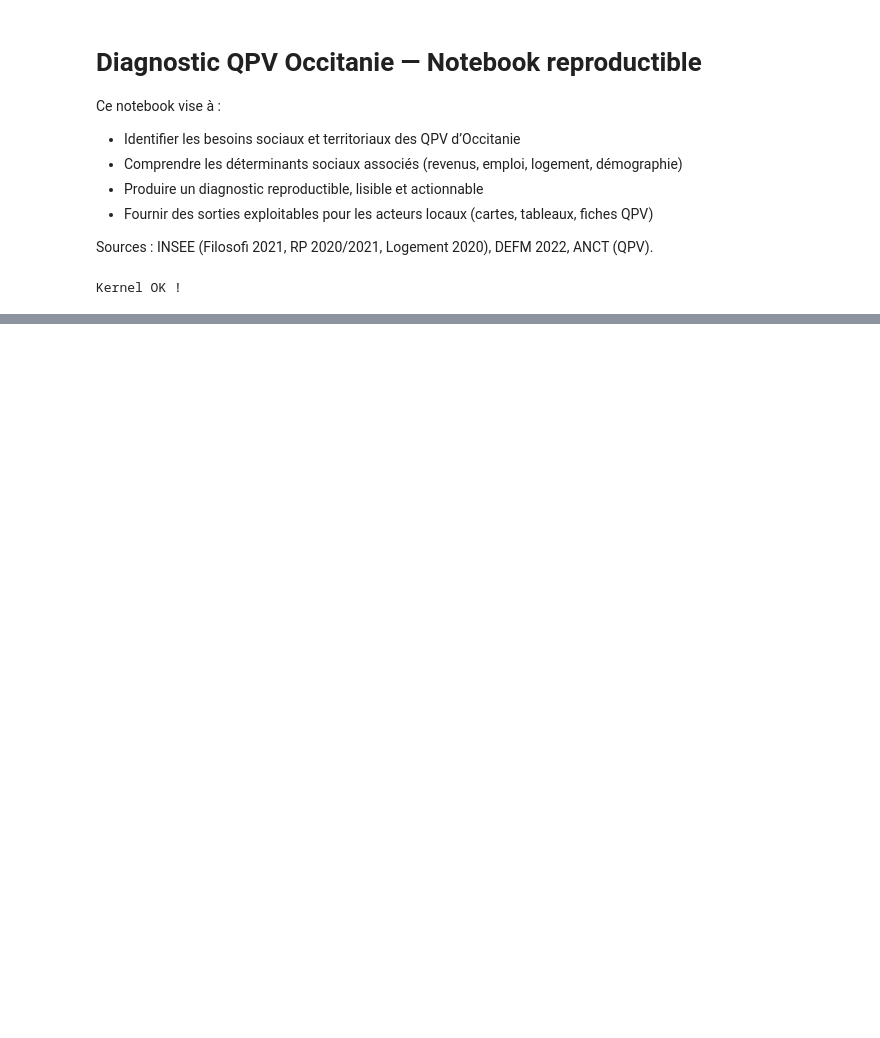
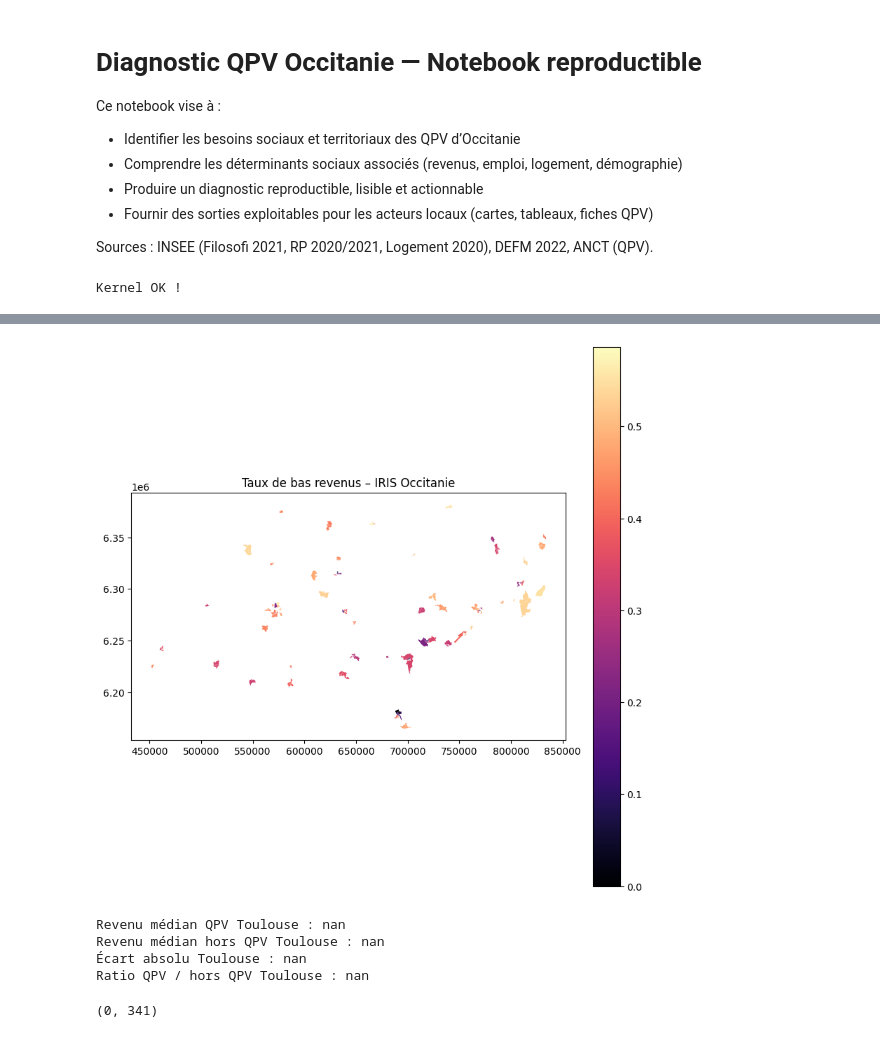
Before and after one commit to jjchabutDataCRM/sante-territoires, a Jupyter notebook: notebooks/Diagnostic_QPV_Occitanie.ipynb, the cells around one changed output, grey strips where cells are left out. Drawn from its saved outputs; the diff is of its cells as text; code cells hidden in the pictures; blank space fills up the shorter version.

```diff
--- a/notebooks/Diagnostic_QPV_Occitanie.ipynb
+++ b/notebooks/Diagnostic_QPV_Occitanie.ipynb
@@ -413,0 +927,7 @@ Tableau d'indicateurs clés QPV construit.
+# %%
+fig, ax = plt.subplots(1, 1, figsize=(10, 10))
+iris_final.plot(column="taux_bas_revenus", cmap="magma", legend=True, ax=ax)
+plt.title("Taux de bas revenus – IRIS Occitanie")
+plt.show()
+# %% [output]
+[figure, added]
@@ -413,0 +940,20 @@ Tableau d'indicateurs clés QPV construit.
+# %%
+revenus_qpv_tlse = qpv_tlse["revenu_median"].median()
+revenus_hors_tlse = iris_tlse[iris_tlse["is_qpv"] == 0]["revenu_median"].median()
+
+ecart_tlse = revenus_hors_tlse - revenus_qpv_tlse
+ratio_tlse = revenus_qpv_tlse / revenus_hors_tlse
+
+print("Revenu médian QPV Toulouse :", revenus_qpv_tlse)
+print("Revenu médian hors QPV Toulouse :", revenus_hors_tlse)
+print("Écart absolu Toulouse :", ecart_tlse)
+print("Ratio QPV / hors QPV Toulouse :", ratio_tlse)
+# %% [output]
+Revenu médian QPV Toulouse : nan
+Revenu médian hors QPV Toulouse : nan
+Écart absolu Toulouse : nan
+Ratio QPV / hors QPV Toulouse : nan
+# %%
+iris_tlse.shape
+# %% [output]
+(0, 341)
```
Also changed, not shown: parts of 97 cells of this notebook, 2 other files.
